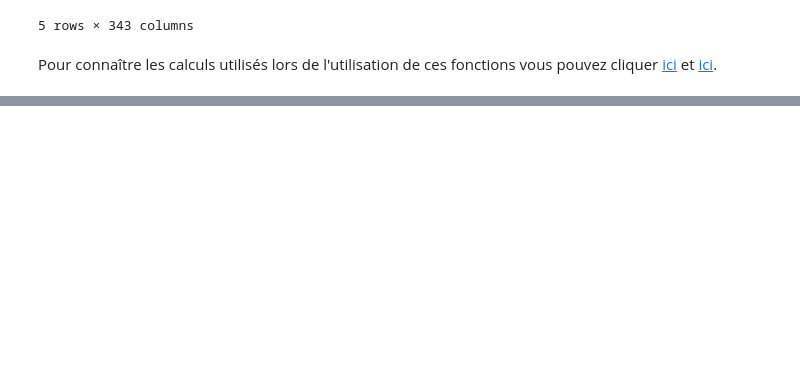
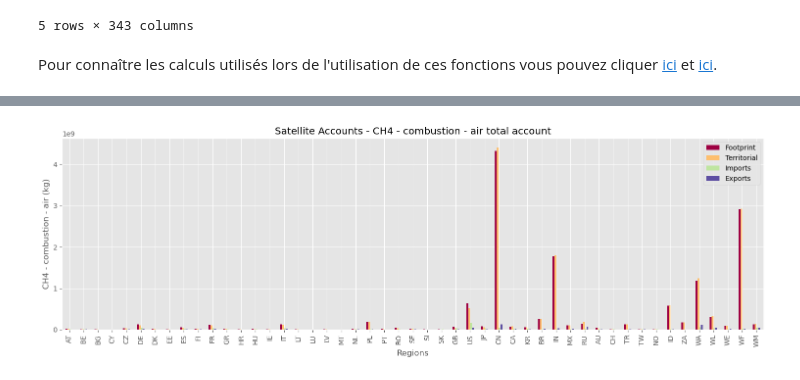
Before and after one commit to MarDrd/exiobase3-manipulation, a Jupyter notebook: Pymrio.ipynb, the cells around one changed output, grey strips where cells are left out. Saved outputs shown, nothing was run; the diff lists cells and outputs as text; code cells hidden in the pictures; blank space fills up the shorter version.

Commit message:
diag + plot

```diff
--- a/Pymrio.ipynb
+++ b/Pymrio.ipynb
@@ -180,0 +226,7 @@ Pour connaître les calculs utilisés lors de l'utilisation de ces fonctions vou
+# %%
+#Plot pour un catégorie de satellite, ici les émissions de CH4
+with plt.style.context('ggplot'):
+    exio3_ixi.satellite.plot_account('CH4 - combustion - air', figsize=(15,5))
+    plt.show()
+# %% [output]
+[figure, added]
```
Also changed, not shown: parts of 11 cells of this notebook.
